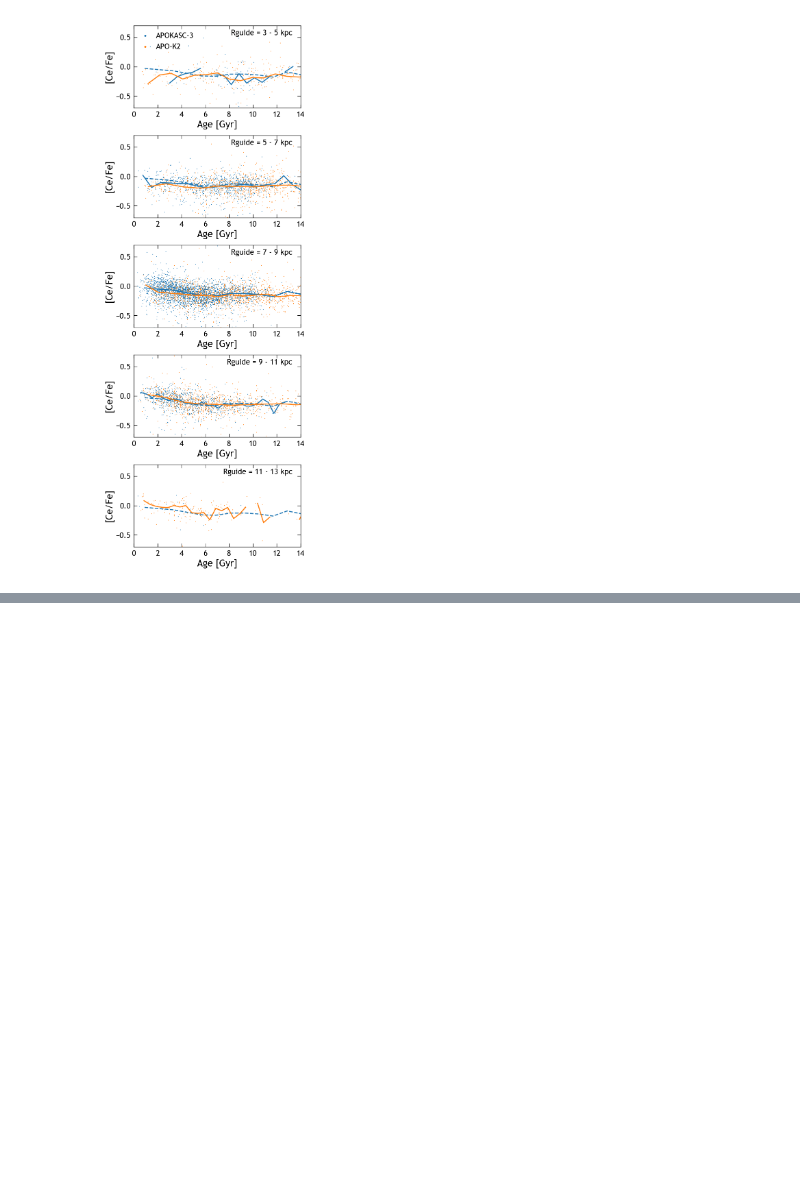
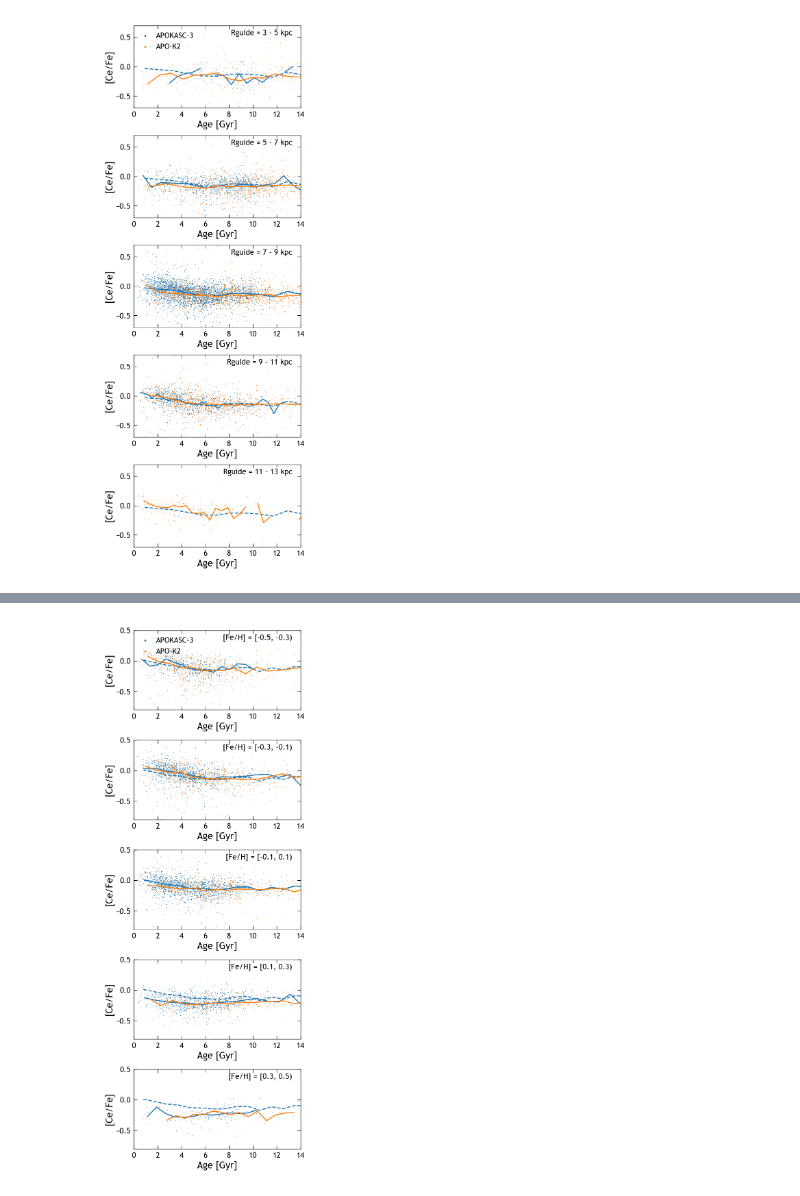
Before and after one commit to lodubay/chemical-clocks, a Jupyter notebook: src/scripts/apokasc.ipynb, the cells around one changed output, grey strips where cells are left out. Cells and saved outputs as stored; diff of their text form; code cells hidden in the pictures; blank space fills up the shorter version.

```diff
--- a/src/scripts/apokasc.ipynb
+++ b/src/scripts/apokasc.ipynb
@@ -425,0 +500,53 @@ plt.show()
+# %%
+feh_bins = np.arange(-0.5, 0.51, 0.2)
+absz_lim = (0, 3)
+kwargs = {'s': 0.5, 'marker': 'o', 'edgecolor': 'none'}
+
+fig, axs = plt.subplots(len(feh_bins)-1, figsize=(3, 8), constrained_layout=True)
+
+local_subset = apokasc_low_alpha[
+    (apokasc_low_alpha['FE_H'] >= -0.1) &
+    (apokasc_low_alpha['FE_H'] < 0.1) &
+    (apokasc_low_alpha['GALZ'].abs() >= absz_lim[0]) &
+    (apokasc_low_alpha['GALZ'].abs() < absz_lim[1]) &
+    (apokasc_low_alpha['APOKASC3_AGE_RGB'] < 15)
+]
+
+for i, ax in enumerate(axs):
+    feh_lim = (feh_bins[i], feh_bins[i+1])
+
+    apokasc_subset = apokasc_low_alpha[
+        (apokasc_low_alpha['FE_H'] >= feh_lim[0]) &
+        (apokasc_low_alpha['FE_H'] < feh_lim[1]) &
+        (apokasc_low_alpha['GALZ'].abs() >= absz_lim[0]) &
+        (apokasc_low_alpha['GALZ'].abs() < absz_lim[1]) &
+        (apokasc_low_alpha['APOKASC3_AGE_RGB'] < 15)
+    ]
+    ax.scatter(apokasc_subset['APOKASC3_AGE_RGB'], apokasc_subset['CE_FE'], label='APOKASC-3', **kwargs)
+    # Plot median trends
+    ax.plot(*binned_medians(local_subset, 'CE_FE', 'APOKASC3_AGE_RGB', 15), color='C0', linestyle='--')
+    if apokasc_subset.shape[0] > 20:
+        ax.plot(*binned_medians(apokasc_subset, 'CE_FE', 'APOKASC3_AGE_RGB', 15), color='C0', linestyle='-')
+
+    apok2_subset = apok2_low_alpha[
+        (apok2_low_alpha['FE_H'] >= feh_lim[0]) &
+        (apok2_low_alpha['FE_H'] < feh_lim[1]) &
+        (apok2_low_alpha['GALZ'].abs() >= absz_lim[0]) &
+        (apok2_low_alpha['GALZ'].abs() < absz_lim[1]) &
+        (apok2_low_alpha['Age'] < 15)
+    ]
+    ax.scatter(apok2_subset['Age'], apok2_subset['CE_FE'], label='APO-K2', **kwargs)
+    if apok2_subset.shape[0] > 20:
+        ax.plot(*binned_medians(apok2_subset, 'CE_FE', 'Age', 15), color='C1', linestyle='-')
+
+    ax.set_xlim((0, 14))
+    ax.set_ylim((-0.8, 0.5))
+    ax.set_xlabel('Age [Gyr]')
+    ax.set_ylabel('[Ce/Fe]')
+    ax.text(0.95, 0.95, f'[Fe/H] = [{feh_lim[0]:.1f}, {feh_lim[1]:.1f})',
+            transform=ax.transAxes, ha='right', va='top')
+
+axs[0].legend(markerscale=3, loc='upper left')
+plt.show()
+# %% [output]
+[figure, added]
```
Also changed, not shown: parts of 10 cells of this notebook.
